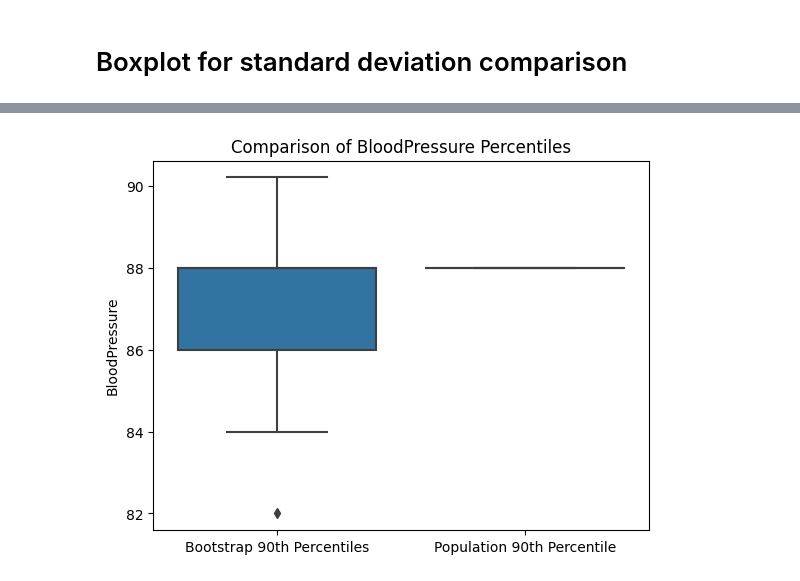
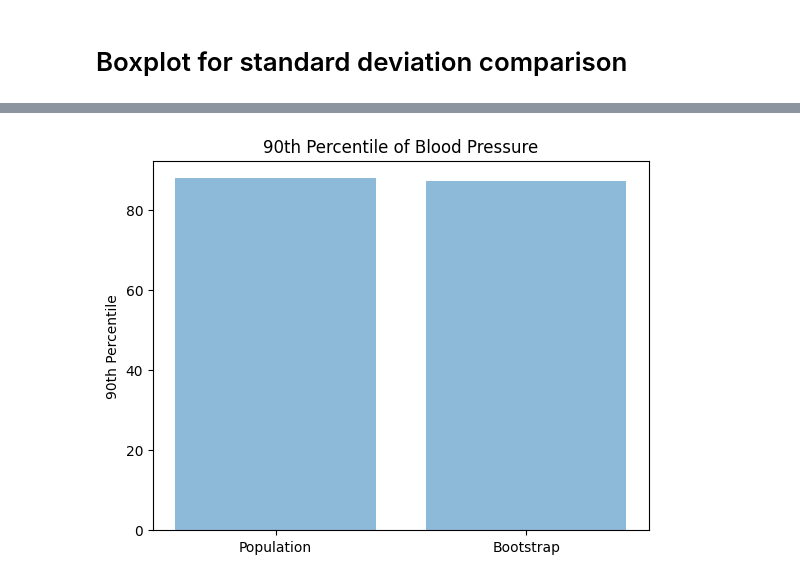
Before and after one commit to m-nweke/CS5530-Assignment2, a Jupyter notebook: Assignment2.ipynb, the cells around one changed output, grey strips where cells are left out. Drawn from its saved outputs; the diff is of its cells as text; code cells hidden in the pictures.

```diff
--- a/Assignment2.ipynb
+++ b/Assignment2.ipynb
@@ -133,9 +151,13 @@ plt.show()
-# %%
-fig, ax = plt.subplots()
-sns.boxplot(data=[bootstrap_percentiles, [population_bp_percentile]])
-ax.set_xticklabels(['Bootstrap 90th Percentiles', 'Population 90th Percentile'])
-ax.set_ylabel('BloodPressure')
-ax.set_title('Comparison of BloodPressure Percentiles')
-plt.show()
-# %% [output]
-[figure, removed]
+# %%
+labels = ['Population', 'Bootstrap']
+percentiles = [np.percentile(df['BloodPressure'], 90), mean_of_percentiles]
+x_pos = range(len(labels))
+
+plt.bar(x_pos, percentiles, align='center', alpha=0.5)
+plt.xticks(x_pos, labels)
+plt.ylabel('90th Percentile')
+plt.title('90th Percentile of Blood Pressure')
+
+plt.show()
+# %% [output]
+[figure, added]
```
Also changed, not shown: parts of 9 cells of this notebook.
